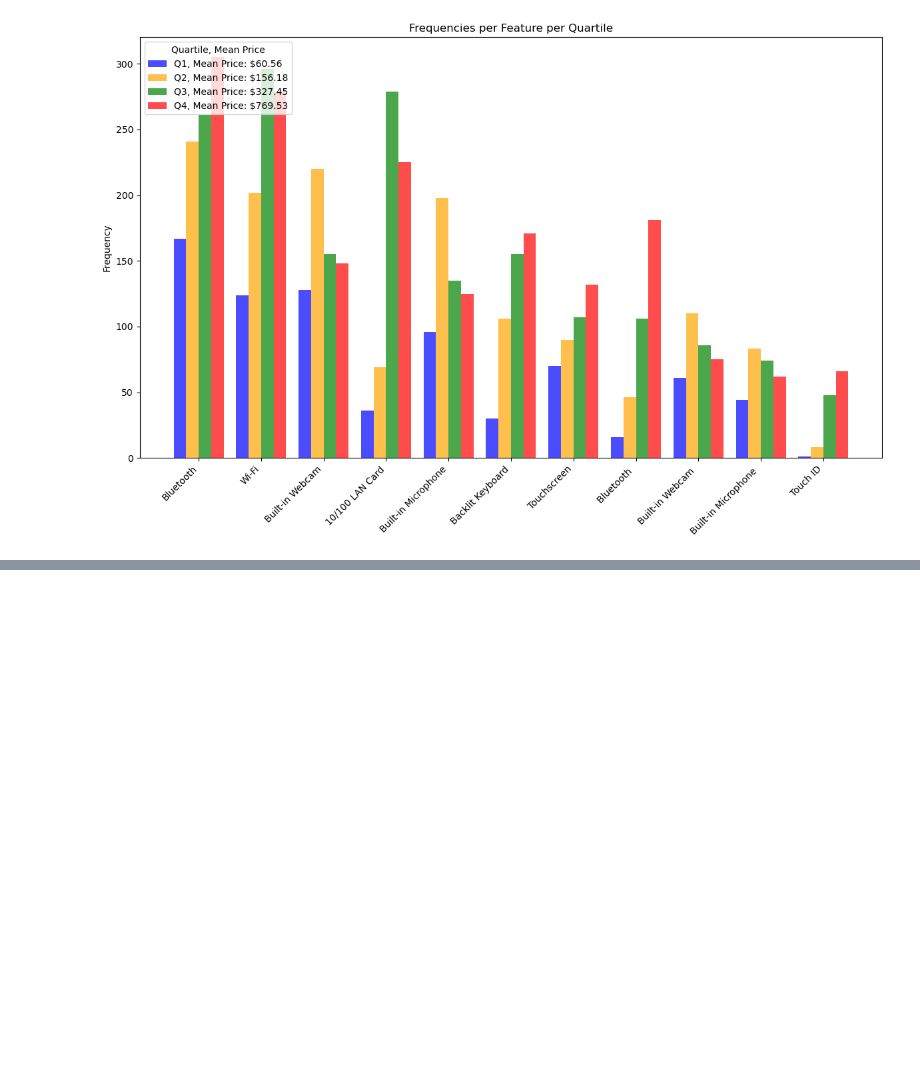
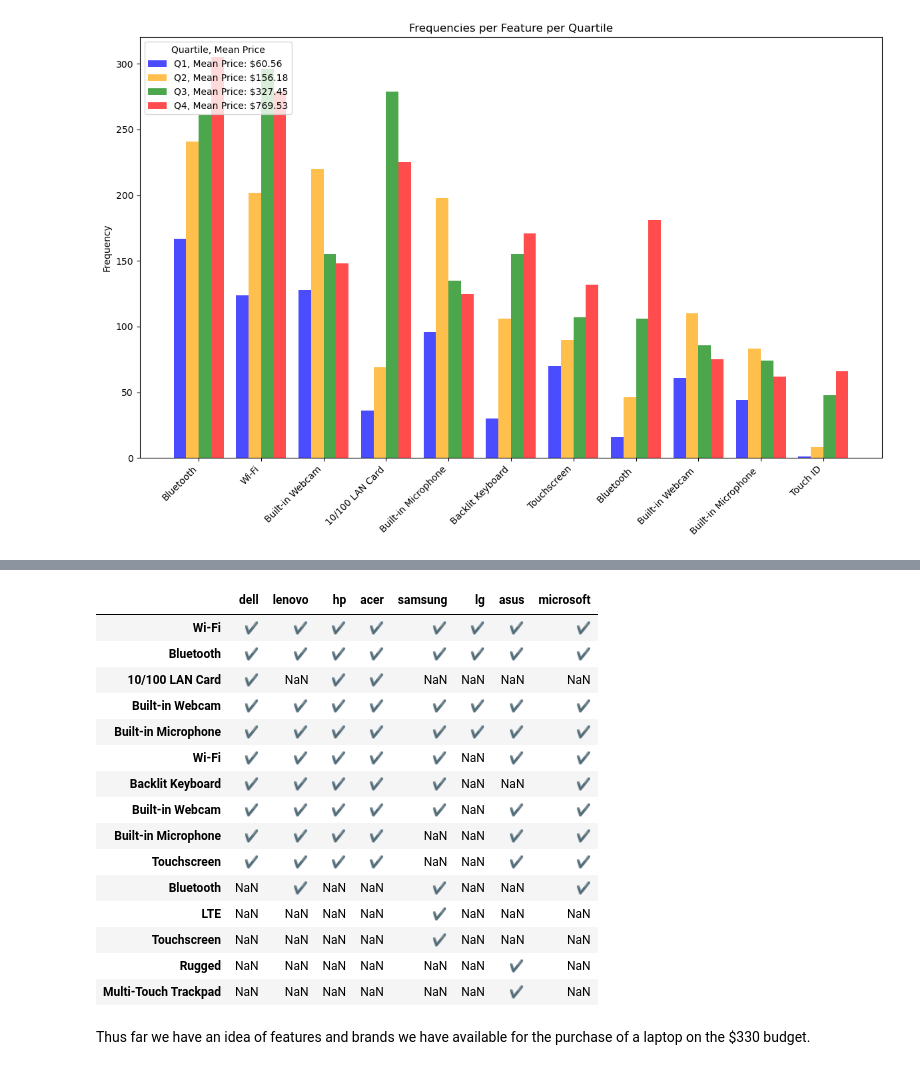
Before and after one commit to rafvrab/eBay-Laptop-Analysis, a Jupyter notebook: Notebook.ipynb, the cells around one changed output, grey strips where cells are left out. Cells and saved outputs as stored; diff of their text form; code cells hidden in the pictures; blank space fills up the shorter version.

```diff
--- a/Notebook.ipynb
+++ b/Notebook.ipynb
@@ -767,20 +750,3 @@ print(features_quartile_df)
-# %%
-# Create a DataFrame to store the features and their frequencies at each quartile
-features_quartile_df = pd.DataFrame(index=['Q1', 'Q2', 'Q3', 'Q4'])
-
-# Extract unique features and their frequencies for each quartile
-for i, data in enumerate([q1_data, q2_data, q3_data, q4_data]):
-    features = data['Features'].str.split(', ').explode().value_counts()
-    features_quartile_df[f'Q{i+1}'] = features
-
-# Replace NaN values with zeros
-features_quartile_df.fillna(0, inplace=True)
-
-# Calculate the average price for each quartile
-features_quartile_df['Average Price'] = [mean_price_Q1, mean_price_Q2, mean_price_Q3, mean_price_Q4]
-
-# Print the DataFrame
-print(features_quartile_df)
 # %%
 # Calculate quartile boundaries
 q1_boundary = df['Price'].quantile(0.25)
@@ -1306,0 +1387,21 @@ plt.show()
+# %%
+import pandas as pd
+
+# Initialize an empty DataFrame to store feature presence
+feature_presence_df = pd.DataFrame(index=top_features_brand.index, columns=brands_of_interest)
+
+# Iterate over each brand
+for brand in brands_of_interest:
+    # Filter the dataset to include only laptops of the current brand within the budget
+    brand_laptops_within_budget = budget_laptops[budget_laptops['Brand'] == brand]
+
+    # Extract the 10 most important features for the current brand based on their frequency
+    top_features_brand = brand_laptops_within_budget['Features'].str.split(', ', expand=True).stack().value_counts().head(10)
+
+    # Update the feature presence DataFrame based on feature presence for the current brand
+    for feature in top_features_brand.index:
+        feature_presence_df.loc[feature, brand] = '✔'
+
+# Display the feature presence DataFrame
+print("Feature Presence for Brands within $330 Budget:")
+print(feature_presence_df.fillna(''))
@@ -1306,0 +1426,21 @@ plt.show()
+# %%
+feature_presence_df
+# %% [output]
+|  | dell | lenovo | hp | acer | samsung | lg | asus | microsoft |
+| Wi-Fi | ✔ | ✔ | ✔ | ✔ | ✔ | ✔ | ✔ | ✔ |
+| Bluetooth | ✔ | ✔ | ✔ | ✔ | ✔ | ✔ | ✔ | ✔ |
+| 10/100 LAN Card | ✔ | NaN | ✔ | ✔ | NaN | NaN | NaN | NaN |
+| Built-in Webcam | ✔ | ✔ | ✔ | ✔ | ✔ | ✔ | ✔ | ✔ |
+| Built-in Microphone | ✔ | ✔ | ✔ | ✔ | ✔ | ✔ | ✔ | ✔ |
+| Wi-Fi | ✔ | ✔ | ✔ | ✔ | ✔ | NaN | ✔ | ✔ |
+| Backlit Keyboard | ✔ | ✔ | ✔ | ✔ | ✔ | NaN | NaN | ✔ |
+| Built-in Webcam | ✔ | ✔ | ✔ | ✔ | ✔ | NaN | ✔ | ✔ |
+| Built-in Microphone | ✔ | ✔ | ✔ | ✔ | NaN | NaN | ✔ | ✔ |
+| Touchscreen | ✔ | ✔ | ✔ | ✔ | NaN | NaN | ✔ | ✔ |
+| Bluetooth | NaN | ✔ | NaN | NaN | ✔ | NaN | NaN | ✔ |
+| LTE | NaN | NaN | NaN | NaN | ✔ | NaN | NaN | NaN |
+| Touchscreen | NaN | NaN | NaN | NaN | ✔ | NaN | NaN | NaN |
+| Rugged | NaN | NaN | NaN | NaN | NaN | NaN | ✔ | NaN |
+| Multi-Touch Trackpad | NaN | NaN | NaN | NaN | NaN | NaN | ✔ | NaN |
+# %% [markdown]
+Thus far we have an idea of features and brands we have available for the purchase of a laptop on the $330 budget.
```
Also changed, not shown: parts of 10 cells of this notebook.
